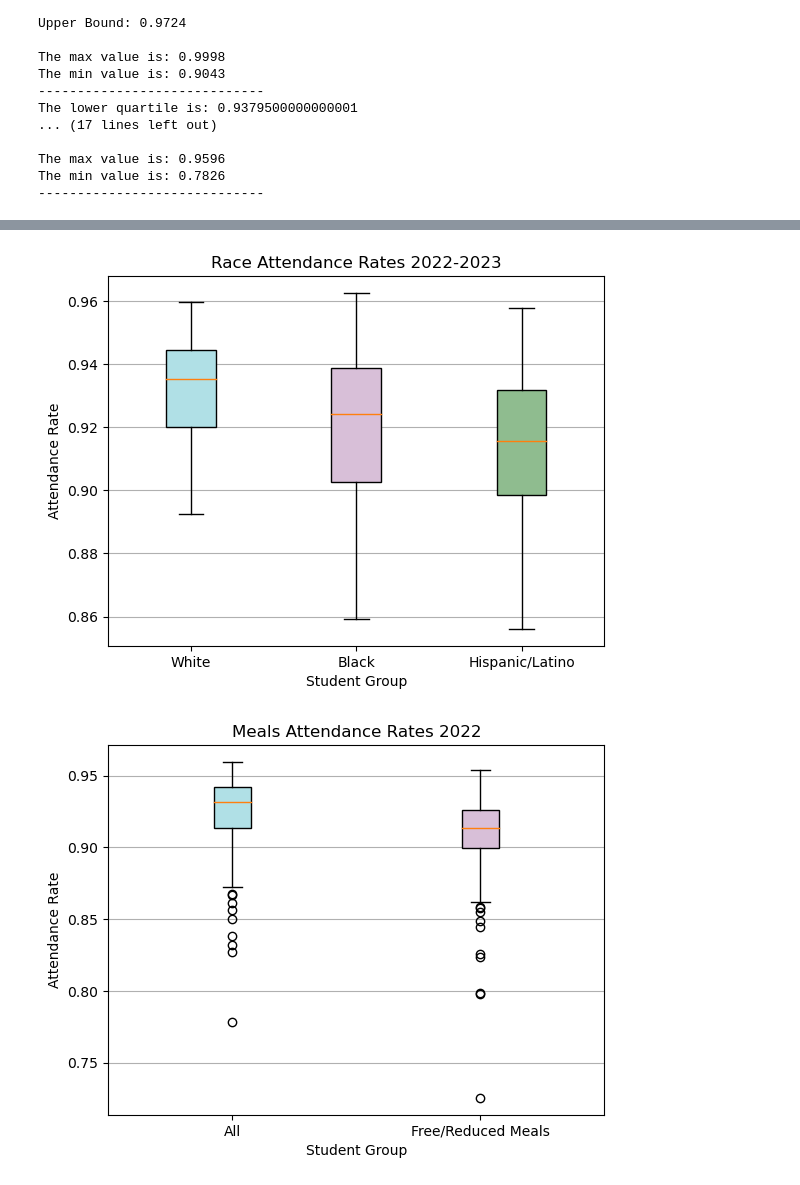
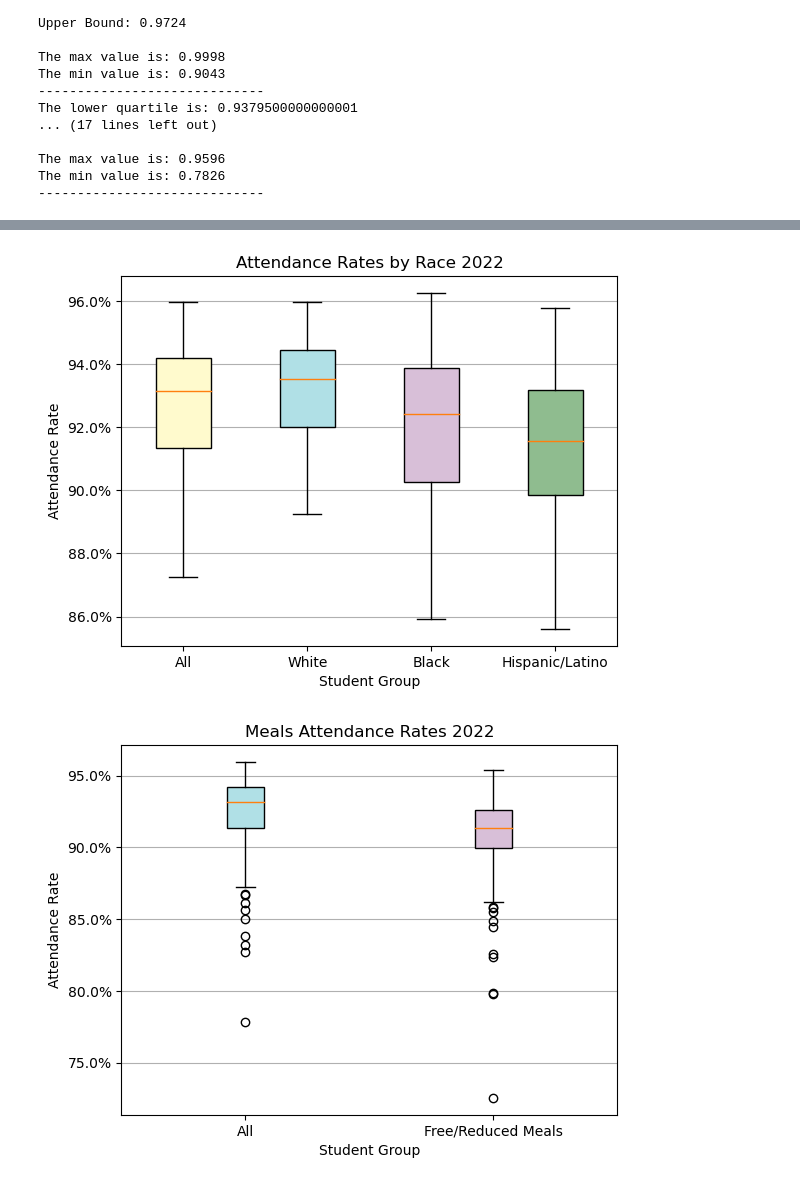
Before and after one commit to jmsavage2008/attendance-project, a Jupyter notebook: Box and Whiskers.ipynb, the cells around one changed output, grey strips where cells are left out. Drawn from its saved outputs; the diff is of its cells as text; code cells hidden in the pictures.

```diff
--- a/Box and Whiskers.ipynb
+++ b/Box and Whiskers.ipynb
@@ -963,0 +997,18 @@ plt.show()
+# %%
+#Compare Races Plot
+labels = ["All", "White", "Black", "Hispanic/Latino"]
+#Plot
+x_axis = [rates_2022, rates_2022_white, rates_2022_black, rates_2022_his]
+fig, ax1 = plt.subplots()
+ax1.set_ylabel("Attendance Rate")
+ax1.set_xlabel("Student Group")
+bp_white = ax1.boxplot(x_axis, patch_artist = True, labels = labels)
+
+colors = ["lemonchiffon", "powderblue", "thistle", "darkseagreen"]
+for patch, color in zip(bp_white['boxes'], colors):
+    patch.set_facecolor(color)
+ax1.set_title("Attendance Rates by Race 2022")
+ax1.yaxis.grid(True)
+ax1.yaxis.set_major_formatter(mtick.PercentFormatter(xmax=1, decimals=None, symbol='%', is_latex=False))
+plt.savefig("Images/RacesBoxPlot.png")
+plt.show()
@@ -964,21 +1017,23 @@ plt.show()
 # %%
-labels = ["White", "Black", "Hispanic/Latino"]
+#Compare Races Plot No Outliers
+labels = ["All", "White", "Black", "Hispanic/Latino"]
 #Plot
-x_axis = [rates_2022_white, rates_2022_black, rates_2022_his]
+x_axis = [rates_2022, rates_2022_white, rates_2022_black, rates_2022_his]
 fig, ax1 = plt.subplots()
 ax1.set_ylabel("Attendance Rate")
 ax1.set_xlabel("Student Group")
 bp_white = ax1.boxplot(x_axis, patch_artist = True, labels = labels, showfliers=False)
 
-colors = ["powderblue", "thistle", "darkseagreen"]
+colors = ["lemonchiffon", "powderblue", "thistle", "darkseagreen"]
 for patch, color in zip(bp_white['boxes'], colors):
     patch.set_facecolor(color)
-ax1.set_title("Race Attendance Rates 2022-2023")
+ax1.set_title("Attendance Rates by Race 2022")
 ax1.yaxis.grid(True)
+ax1.yaxis.set_major_formatter(mtick.PercentFormatter(xmax=1, decimals=None, symbol='%', is_latex=False))
 plt.savefig("Images/RacesNoOutBoxPlot.png")
 plt.show()
 # %% [output]
-[figure, old version]
+[figure, new version]
 # %%
 #Plot comparing f&r and all
 labels = ["All", "Free/Reduced Meals"]
@@ -994,8 +1049,9 @@ for patch, color in zip(bp_white['boxes'], colors):
     patch.set_facecolor(color)
 ax1.set_title("Meals Attendance Rates 2022")
 ax1.yaxis.grid(True)
+ax1.yaxis.set_major_formatter(mtick.PercentFormatter(xmax=1, decimals=None, symbol='%', is_latex=False))
 plt.savefig("Images/FRAllBoxPlot.png")
 plt.show()
 # %% [output]
-[figure, old version]
+[figure, new version]
 # %%
```
Also changed, not shown: parts of 29 cells of this notebook, 57 other files.
